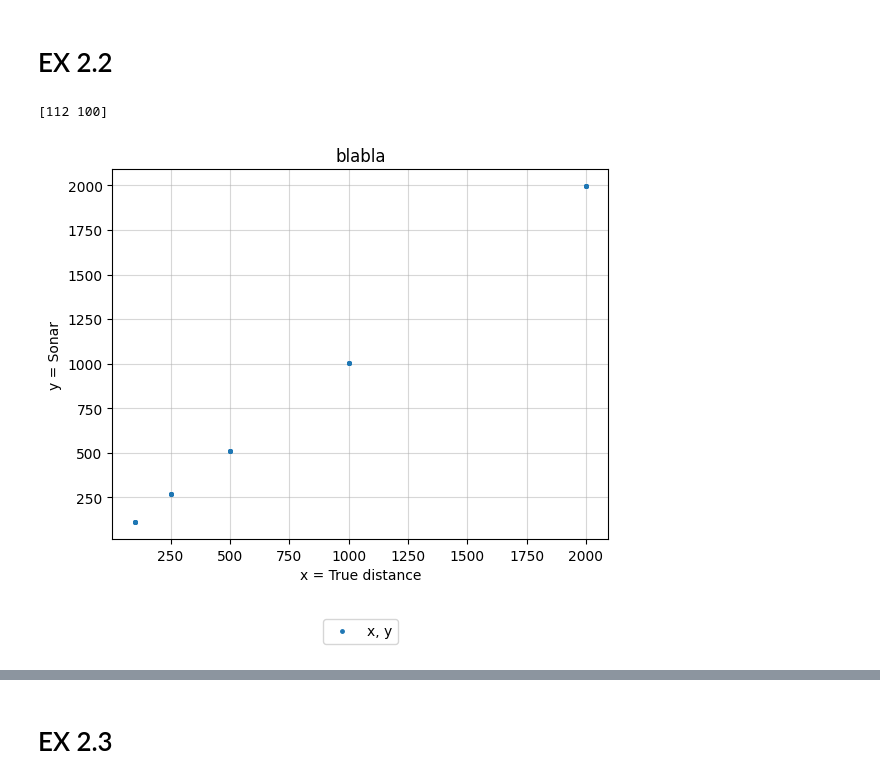
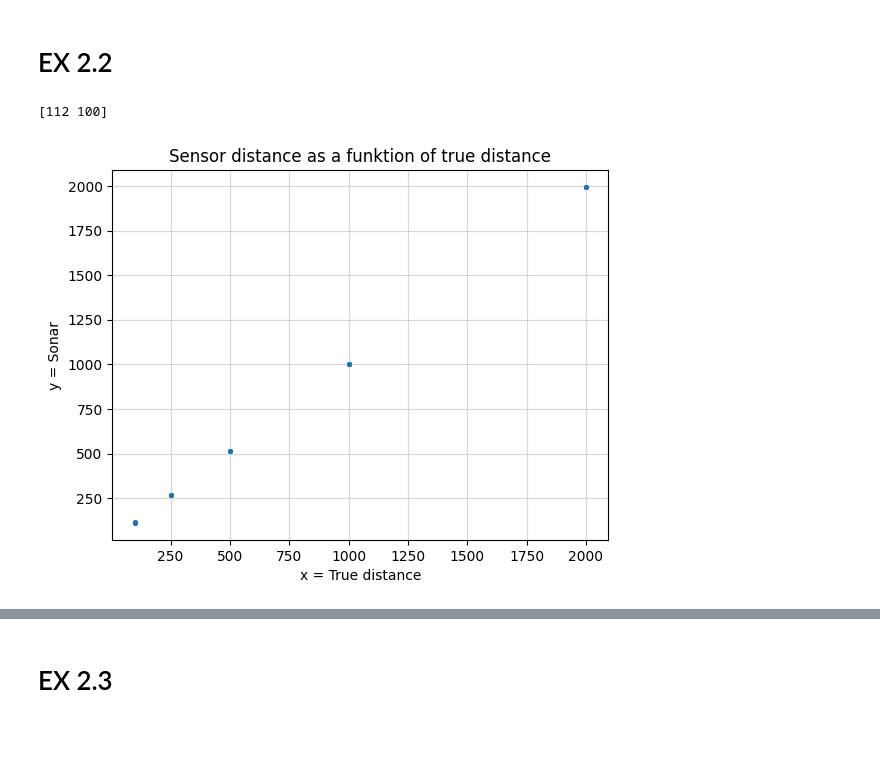
Before and after one commit to mVigholt/REX, a Jupyter notebook: ex2.2.ipynb, the cells around one changed output, grey strips where cells are left out. Saved outputs shown, nothing was run; the diff lists cells and outputs as text; code cells hidden in the pictures; blank space fills up the shorter version.

```diff
--- a/ex2.2.ipynb
+++ b/ex2.2.ipynb
@@ -26,34 +26,34 @@ Wall = np.array([[115, 115, 111, 111, 112, 269, 268, 268, 268, 268, 512, 512, 51
 Jacket = np.array([[112, 108, 108, 108, 109, 274, 276, 276, 274, 275, 504, 504, 504, 504, 504, 1001, 997, 997, 998, 997, 2011, 2010, 2009, 2011, 2011],
                    [100, 100, 100, 100, 100, 250, 250, 250, 250, 250, 500, 500, 500, 500, 500, 1000, 1000, 1000, 1000, 1000, 2000, 2000, 2000, 2000, 2000]])
 
 x = Wall[1]
 y = Wall[0]
 print(np.array([112, 100]))
 
 # Initialise figure (fig) and axis (ax)
 fig, ax = plt.subplots()#figsize=(8,5))
 
 # Plot in axis, add label to data
 dotSize = 5
 ax.plot(x, y, '.', markersize=dotSize, label='x, y')
 
 # Set labels and title
 ax.set_xlabel('x = True distance')
 ax.set_ylabel('y = Sonar')
 
-ax.set_title(f'blabla')
+ax.set_title(f'Sensor distance as a funktion of true distance')
 # Add grid
 ax.grid(alpha=0.5)
 # Set axes limits
 #ax.set_ylim(0,35)
 #ax.legend()
-ax.legend(loc='center', bbox_to_anchor=(0.5, -0.25),
-          ncol=1, fancybox=True, shadow=False)
+# ax.legend(loc='center', bbox_to_anchor=(0.5, -0.25),
+#           ncol=1, fancybox=True, shadow=False)
 # Show plot
 plt.show()
 # Add legend (remember to label the data as shown above (*))
 # Save plot to some local path
 #fig.savefig(f'Reg_plot_lin.png', bbox_inches='tight')
 # %% [output]
 [112 100]
-[figure, old version]
+[figure, new version]
```
Also changed, not shown: parts of 3 cells of this notebook.
